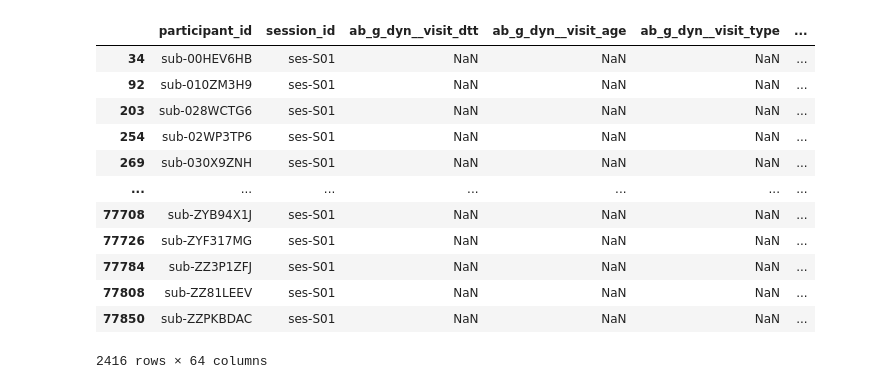
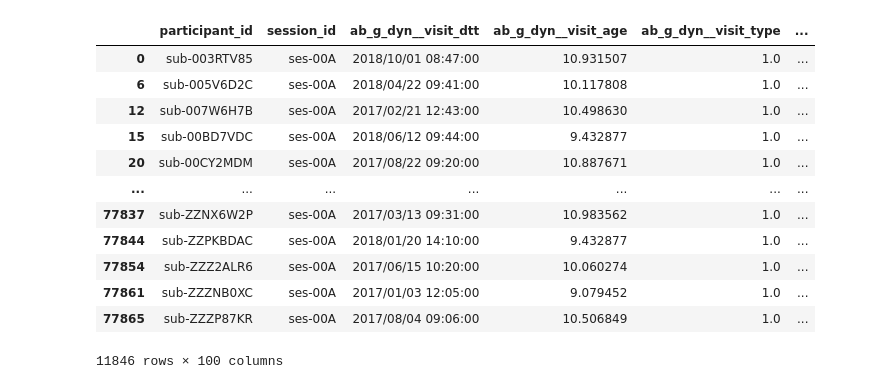
Before and after one commit to nhekmat/ABCD-data-simulation, a Jupyter notebook: datamanagement.ipynb, the cells around one changed output. Drawn from its saved outputs; the diff is of its cells as text; code cells hidden in the pictures.

```diff
--- a/datamanagement.ipynb
+++ b/datamanagement.ipynb
@@ -21,18 +21,21 @@ abcd
 # %%
-# Filter to only include sessions with DERS
-abcd_f = abcd.loc[~pd.isna(abcd['sdev_y_ders_001'])]
+# Filter to only include sessions with BIS
+abcd_f = abcd.loc[
+    (~pd.isna(abcd['mh_y_bisbas__bis_sum__v01'])) &
+    (abcd['session_id']=='ses-00A')
+    ]
 abcd_f
 # %% [output]
 |  | participant_id | session_id | ab_g_dyn__visit_dtt | ab_g_dyn__visit_age | ab_g_dyn__visit_type | ... |
-| 34 | sub-00HEV6HB | ses-S01 | NaN | NaN | NaN | ... |
-| 92 | sub-010ZM3H9 | ses-S01 | NaN | NaN | NaN | ... |
-| 203 | sub-028WCTG6 | ses-S01 | NaN | NaN | NaN | ... |
-| 254 | sub-02WP3TP6 | ses-S01 | NaN | NaN | NaN | ... |
-| 269 | sub-030X9ZNH | ses-S01 | NaN | NaN | NaN | ... |
+| 0 | sub-003RTV85 | ses-00A | 2018/10/01 08:47:00 | 10.931507 | 1.0 | ... |
+| 6 | sub-005V6D2C | ses-00A | 2018/04/22 09:41:00 | 10.117808 | 1.0 | ... |
+| 12 | sub-007W6H7B | ses-00A | 2017/02/21 12:43:00 | 10.498630 | 1.0 | ... |
+| 15 | sub-00BD7VDC | ses-00A | 2018/06/12 09:44:00 | 9.432877 | 1.0 | ... |
+| 20 | sub-00CY2MDM | ses-00A | 2017/08/22 09:20:00 | 10.887671 | 1.0 | ... |
 | ... | ... | ... | ... | ... | ... | ... |
-| 77708 | sub-ZYB94X1J | ses-S01 | NaN | NaN | NaN | ... |
-| 77726 | sub-ZYF317MG | ses-S01 | NaN | NaN | NaN | ... |
-| 77784 | sub-ZZ3P1ZFJ | ses-S01 | NaN | NaN | NaN | ... |
-| 77808 | sub-ZZ81LEEV | ses-S01 | NaN | NaN | NaN | ... |
-| 77850 | sub-ZZPKBDAC | ses-S01 | NaN | NaN | NaN | ... |
+| 77837 | sub-ZZNX6W2P | ses-00A | 2017/03/13 09:31:00 | 10.983562 | 1.0 | ... |
+| 77844 | sub-ZZPKBDAC | ses-00A | 2018/01/20 14:10:00 | 9.432877 | 1.0 | ... |
+| 77854 | sub-ZZZ2ALR6 | ses-00A | 2017/06/15 10:20:00 | 10.060274 | 1.0 | ... |
+| 77861 | sub-ZZZNB0XC | ses-00A | 2017/01/03 12:05:00 | 9.079452 | 1.0 | ... |
+| 77865 | sub-ZZZP87KR | ses-00A | 2017/08/04 09:06:00 | 10.506849 | 1.0 | ... |
-2416 rows × 64 columns
+11846 rows × 100 columns
```
Also changed, not shown: parts of 6 cells of this notebook, 1 other file.
